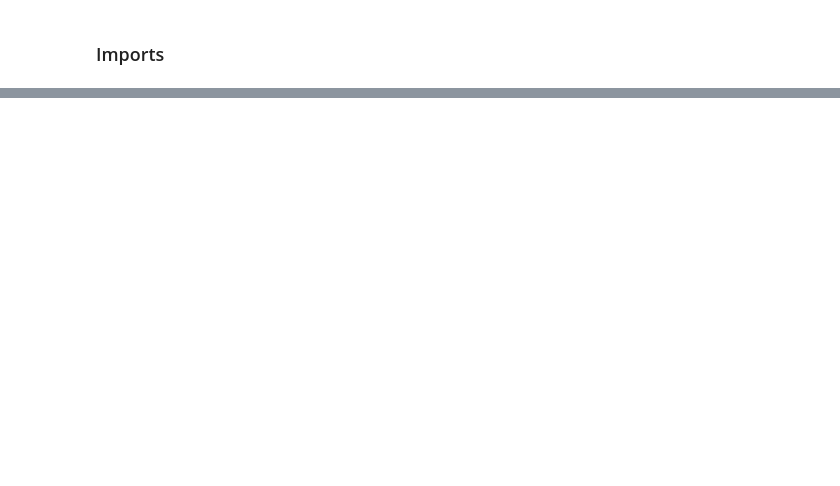
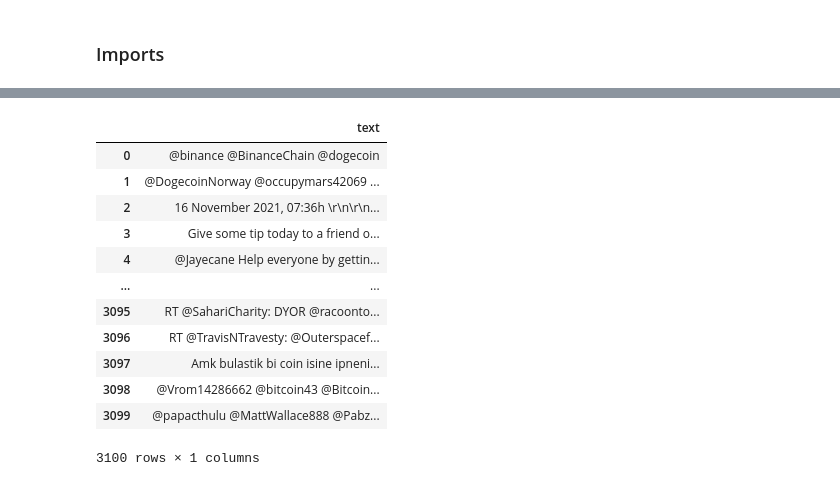
Before and after one commit to ewjohn127/dsc_project4, a Jupyter notebook: final_notebook.ipynb, the cells around one changed output, grey strips where cells are left out. Cells and saved outputs as stored; diff of their text form; code cells hidden in the pictures; blank space fills up the shorter version.

```diff
--- a/final_notebook.ipynb
+++ b/final_notebook.ipynb
@@ -262,0 +88,7 @@ ValueError: 'c' argument has 623 elements, which is inconsistent with 'x' and 'y
+# %%
+df_1 = pd.DataFrame(pd.read_csv('data/doge_tweets_111621_1138',index_col=0)['text'])
+df_2 = pd.DataFrame(pd.read_csv('data/dogecoin2_11_16_21_1pm.csv',index_col=0)['text'])
+df_3 = pd.DataFrame(pd.read_csv('data/dogecoin_11_17_21_10am.csv', index_col=0)['text'])
+df=pd.concat([df_1,df_2, df_3])
+df.drop_duplicates(inplace=True)
+df
@@ -262,0 +133,9 @@ ValueError: 'c' argument has 623 elements, which is inconsistent with 'x' and 'y
+# %%
+# Remove RT
+remove_rt = lambda x: re.sub('RT @\w+: '," ",x)
+# Remove punctuation
+rt = lambda x: re.sub("(@[A-Za-z0-9]+)|([^0-9A-Za-z \t])|(\w+://\S+)"," ",x)
+# Remove Retweets
+df["clean_text"] = df.text.map(remove_rt).map(rt)
+# Lower the case
+df["clean_text"] = df.clean_text.str.lower()
@@ -262,0 +171,20 @@ ValueError: 'c' argument has 623 elements, which is inconsistent with 'x' and 'y
+# %%
+df.reset_index(drop=True, inplace=True)
+df_pos = df[['text']]
+df_probs.reset_index(drop=True, inplace=True)
+df_pos['sentiment'] = df_probs['sentiment']
+df_pos = df_pos[df_pos['sentiment'] == 1]
+# %% [output]
+|  | text |
+| 0 | @binance @BinanceChain @dogecoin |
+| 1 | @DogecoinNorway @occupymars42069 ... |
+| 2 | 16 November 2021, 07:36h \r\n\r\n... |
+| 3 | Give some tip today to a friend o... |
+| 4 | @Jayecane Help everyone by gettin... |
+| ... | ... |
+| 3095 | RT @SahariCharity: DYOR @racoonto... |
+| 3096 | RT @TravisNTravesty: @Outerspacef... |
+| 3097 | Amk bulastik bi coin isine ipneni... |
+| 3098 | @Vrom14286662 @bitcoin43 @Bitcoin... |
+| 3099 | @papacthulu @MattWallace888 @Pabz... |
+3100 rows × 1 columns
```
Also changed, not shown: parts of 41 cells of this notebook.
